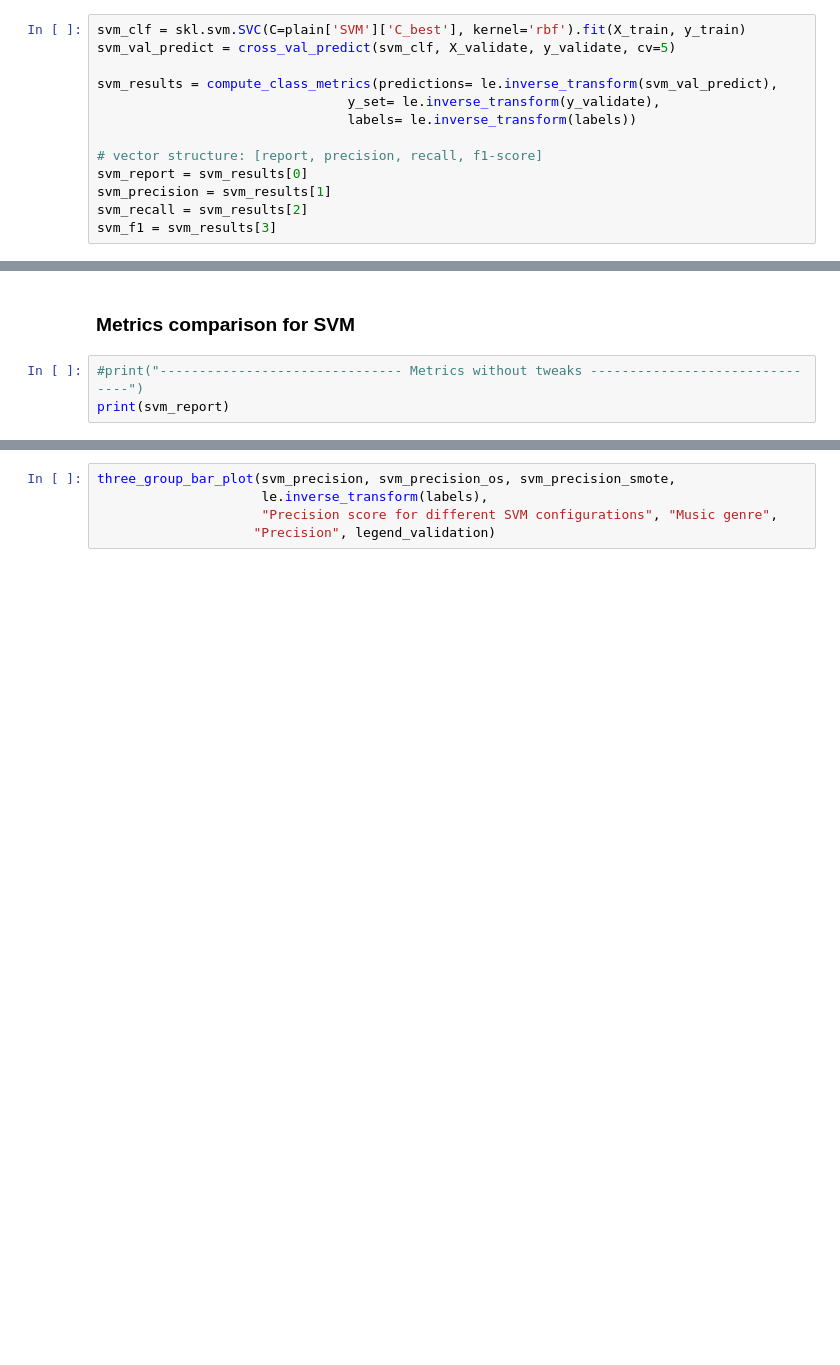
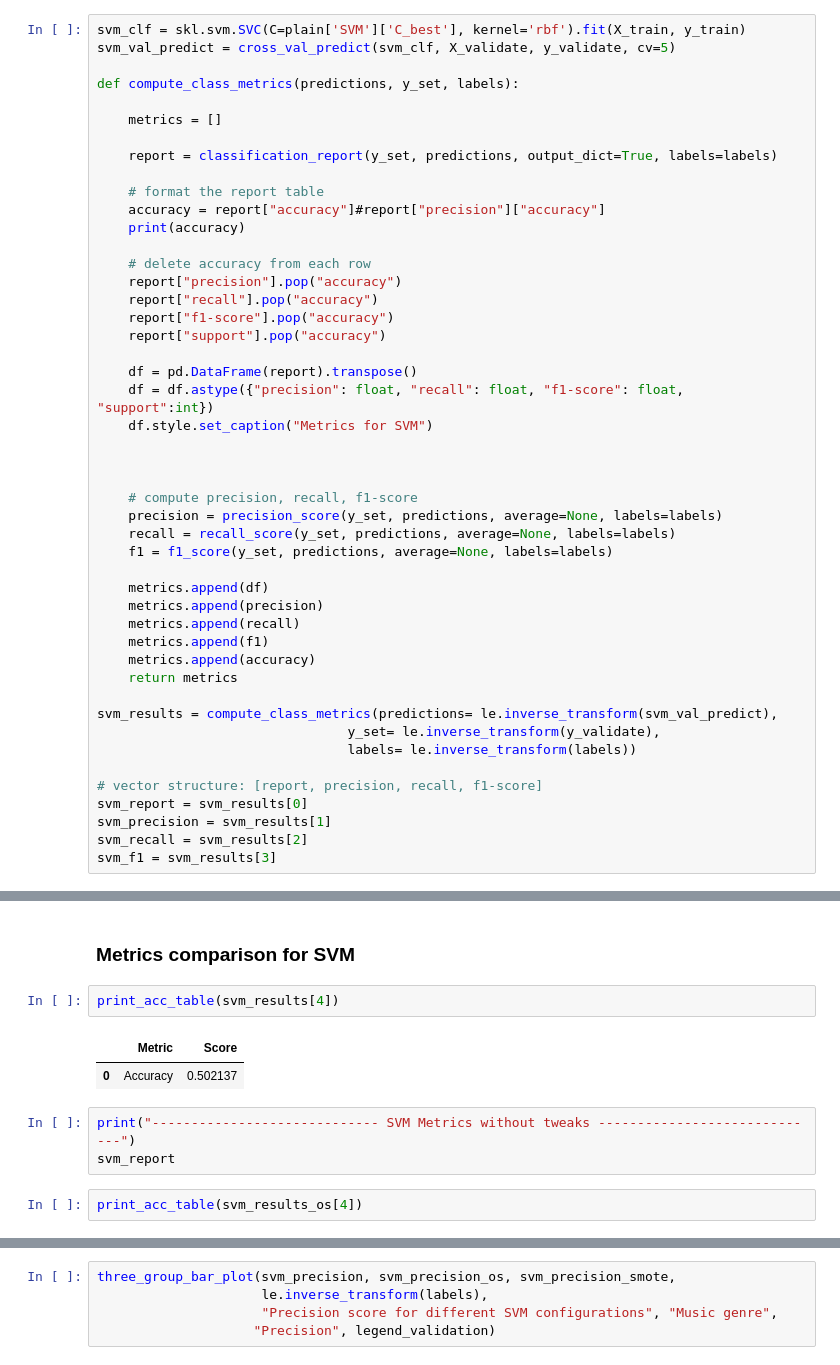
Before and after one commit to BSc-MSc-Projects/Music-Learning, a Jupyter notebook: Music_Learning.ipynb, the cells around one changed output, grey strips where cells are left out. Cells and saved outputs as stored; diff of their text form; blank space fills up the shorter version.

```diff
--- a/Music_Learning.ipynb
+++ b/Music_Learning.ipynb
@@ -525,6 +528,40 @@ That's the reason why we decided to show other metrics that are less affected by
 # %%
 svm_clf = skl.svm.SVC(C=plain['SVM']['C_best'], kernel='rbf').fit(X_train, y_train)
 svm_val_predict = cross_val_predict(svm_clf, X_validate, y_validate, cv=5)
+
+def compute_class_metrics(predictions, y_set, labels):
+
+    metrics = []
+
+    report = classification_report(y_set, predictions, output_dict=True, labels=labels)
+
+    # format the report table
+    accuracy = report["accuracy"]#report["precision"]["accuracy"]
+    print(accuracy)
+
+    # delete accuracy from each row
+    report["precision"].pop("accuracy")
+    report["recall"].pop("accuracy")
+    report["f1-score"].pop("accuracy")
+    report["support"].pop("accuracy")
+
+    df = pd.DataFrame(report).transpose()
+    df = df.astype({"precision": float, "recall": float, "f1-score": float, "support":int})
+    df.style.set_caption("Metrics for SVM")
+
+
+
+    # compute precision, recall, f1-score
+    precision = precision_score(y_set, predictions, average=None, labels=labels)
+    recall = recall_score(y_set, predictions, average=None, labels=labels)
+    f1 = f1_score(y_set, predictions, average=None, labels=labels)
+
+    metrics.append(df)
+    metrics.append(precision)
+    metrics.append(recall)
+    metrics.append(f1)
+    metrics.append(accuracy)
+    return metrics
 
 svm_results = compute_class_metrics(predictions= le.inverse_transform(svm_val_predict),
                                 y_set= le.inverse_transform(y_validate),
@@ -567,7 +607,14 @@ svm_recall_smote = svm_results_smote[2]
 svm_f1_smote = svm_results_smote[3]
 # %% [markdown]
 ### Metrics comparison for SVM
+# %%
+print_acc_table(svm_results[4])
+# %% [output]
+|  | Metric | Score |
+| 0 | Accuracy | 0.502137 |
 # %%
-#print("------------------------------- Metrics without tweaks -------------------------------")
-print(svm_report)
+print("----------------------------- SVM Metrics without tweaks -----------------------------")
+svm_report
+# %%
+print_acc_table(svm_results_os[4])
 # %%
```
Also changed, not shown: parts of 75 cells of this notebook, 1 other file.
